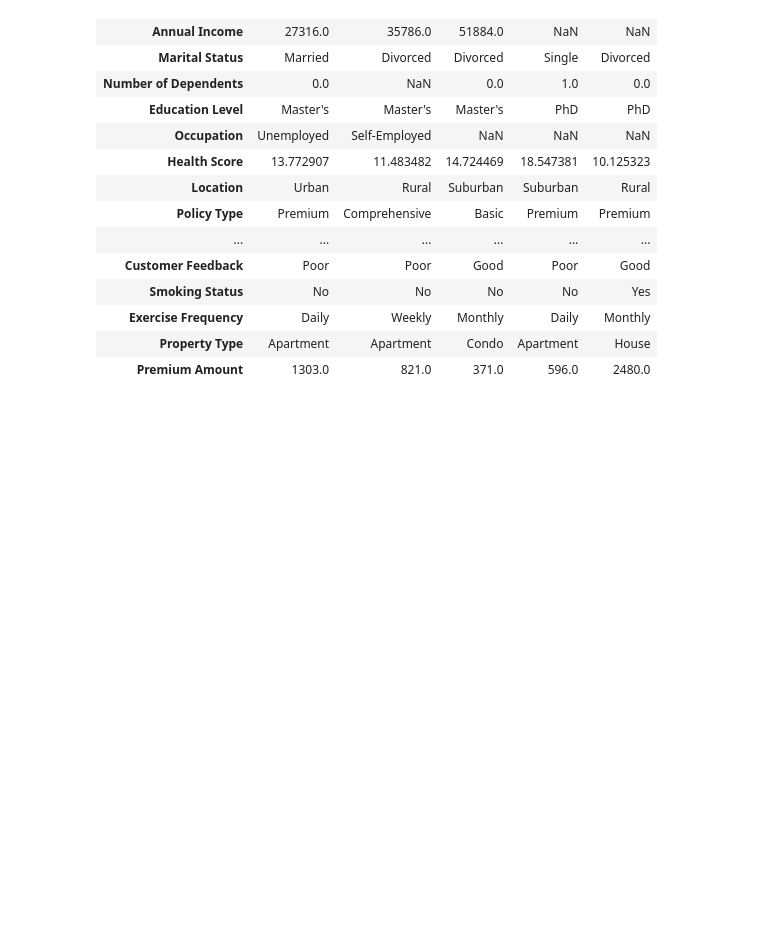
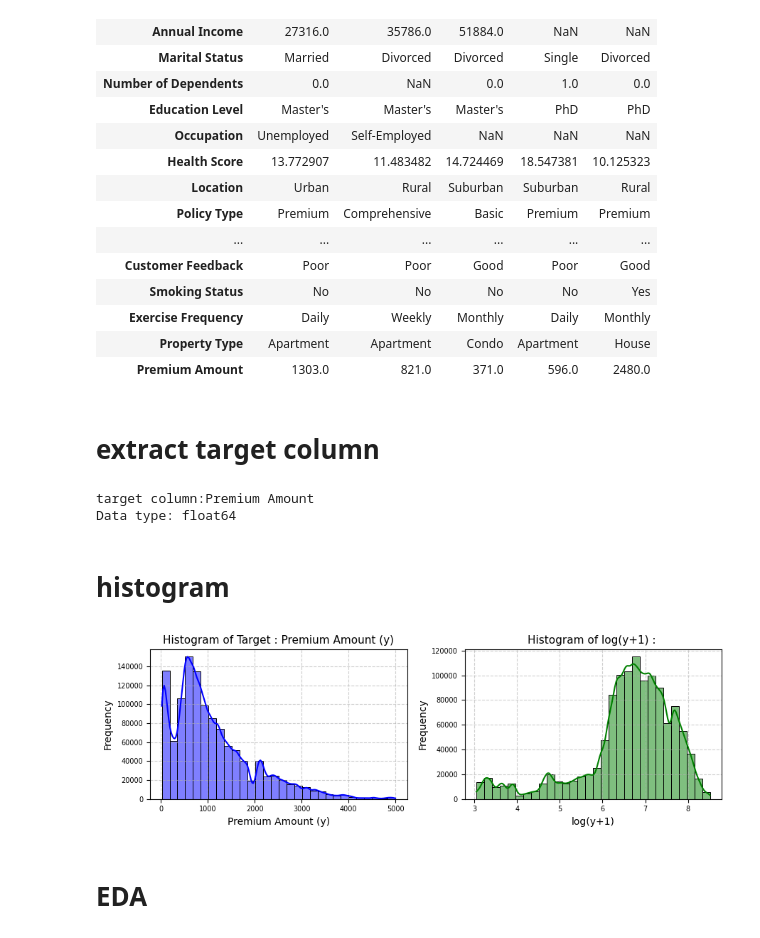
Before and after one commit to wang900115/Kaggle, a Jupyter notebook: Insurance/model.ipynb, the cells around one changed output. Cells and saved outputs as stored; diff of their text form; code cells hidden in the pictures; blank space fills up the shorter version.

```diff
--- a/Insurance/model.ipynb
+++ b/Insurance/model.ipynb
@@ -33,7 +37,41 @@ train.tail().T
 | Exercise Frequency | Daily | Weekly | Monthly | Daily | Monthly |
 | Property Type | Apartment | Apartment | Condo | Apartment | House |
 | Premium Amount | 1303.0 | 821.0 | 371.0 | 596.0 | 2480.0 |
+# %% [markdown]
+# extract target column
 # %%
-target_column = (set(train.columns) - set(test.columns))[0]
+target_column = (set(train.columns) - set(test.columns)).pop()
 print(f'target column:{target_column}')
 print(f'Data type: {train[target_column].dtype}')
+# %% [output]
+target column:Premium Amount
+Data type: float64
+# %% [markdown]
+# histogram
+# %%
+# 原始數據
+plt.figure(figsize=(9,3))
+plt.subplot(1, 2, 1)
+sns.histplot(train[target_column], kde=True, bins=30, color="blue")
+plt.title(f'Histogram of Target : {target_column} (y)', fontsize=11)
+plt.xlabel(f'{target_column} (y)', fontsize=10)
+plt.ylabel('Frequency', fontsize=10)
+plt.tick_params(axis='both', which='major', labelsize=7)
+plt.grid(True, linestyle='--', alpha=0.6)
+
+# 對數變換後
+y_train_log = np.log1p(train[target_column])
+plt.subplot(1, 2, 2)
+sns.histplot(y_train_log, kde=True, bins=30, color="green")
+plt.title(f'Histogram of log(y+1) : ',fontsize=11)
+plt.xlabel(f'log(y+1)', fontsize=10)
+plt.ylabel('Frequency', fontsize=10)
+plt.tick_params(axis='both', which='major', labelsize=7)
+plt.grid(True, linestyle='--', alpha=0.6)
+
+plt.tight_layout()
+plt.show()
+# %% [output]
+[figure, added]
+# %% [markdown]
+# EDA
```
Also changed, not shown: parts of 35 cells of this notebook, 1 other file.
